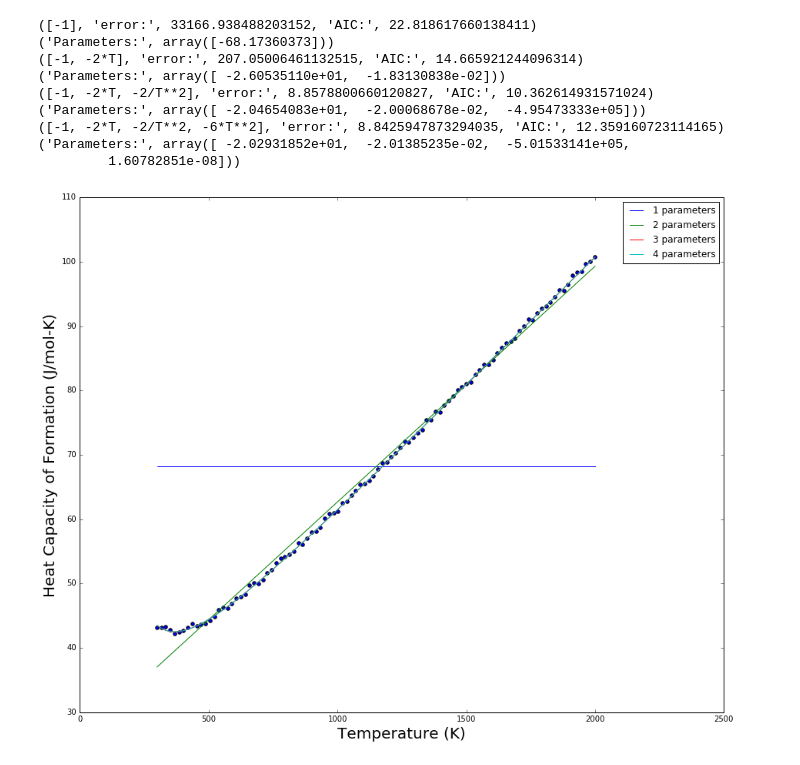
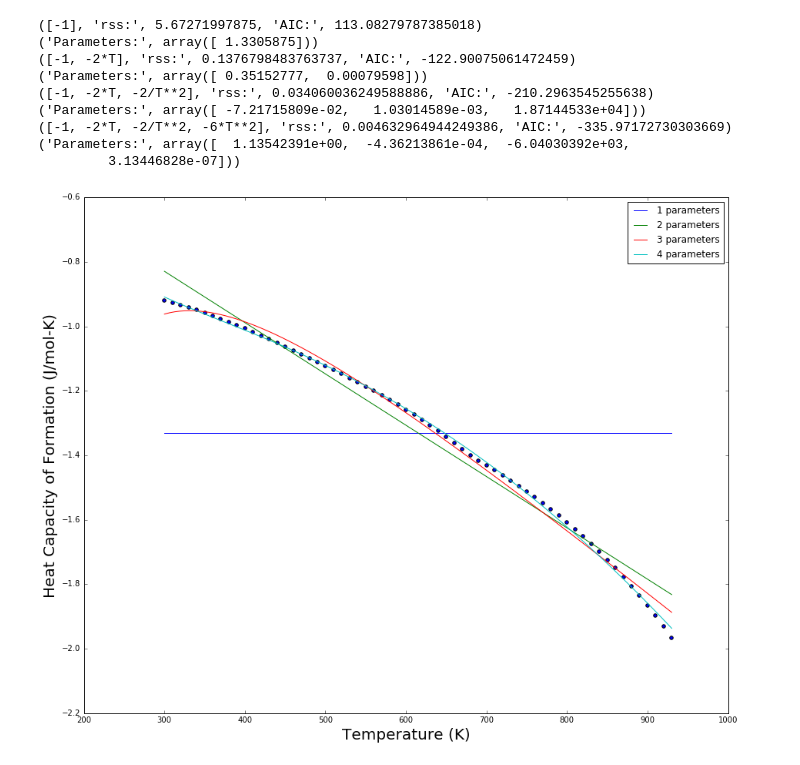
Before and after one commit to PhasesResearchLab/ESPEI, a Jupyter notebook: Parameters.ipynb, the cells around one changed output. Cells and saved outputs as stored; diff of their text form; code cells hidden in the pictures.

Commit message:
Some updates to automated parameter selection

```diff
--- a/Parameters.ipynb
+++ b/Parameters.ipynb
@@ -2,24 +2,29 @@
 %matplotlib inline
 import paramselect
 import pycalphad
-import glob
-
+import os
+import fnmatch
+def recursive_glob(start, pattern):
+    matches = []
+    for root, dirnames, filenames in os.walk(start):
+        for filename in fnmatch.filter(filenames, pattern):
+            matches.append(os.path.join(root, filename))
+    return matches
 dbf = pycalphad.Database('Al-Ni/Al-Ni-blank.tdb')
 comps = ['AL', 'NI', 'VA']
 phase = 'FCC_L12'
-subl_config = [[0, 1, 0, 1, 0, 1, 1, 0, 1]]
-
-datasets = paramselect.load_datasets(sorted(glob.glob('FCC_L12-test-CPM.json')))
+configuration = [["NI"], ["NI"], ["NI"], ["AL"], ["VA"]]
+datasets = paramselect.load_datasets(sorted(recursive_glob('Al-Ni', '*.json')))
 # %%
-paramselect.choose_parameters(dbf, comps, phase, subl_config, datasets)
+paramselect.choose_parameters(dbf, comps, phase, configuration, datasets)
 # %% [output]
-([-1], 'error:', 33166.938488203152, 'AIC:', 22.818617660138411)
-('Parameters:', array([-68.17360373]))
-([-1, -2*T], 'error:', 207.05006461132515, 'AIC:', 14.665921244096314)
-('Parameters:', array([ -2.60535110e+01,  -1.83130838e-02]))
-([-1, -2*T, -2/T**2], 'error:', 8.8578800660120827, 'AIC:', 10.362614931571024)
-('Parameters:', array([ -2.04654083e+01,  -2.00068678e-02,  -4.95473333e+05]))
-([-1, -2*T, -2/T**2, -6*T**2], 'error:', 8.8425947873294035, 'AIC:', 12.359160723114165)
-('Parameters:', array([ -2.02931852e+01,  -2.01385235e-02,  -5.01533141e+05,
-         1.60782851e-08]))
+([-1], 'rss:', 5.67271997875, 'AIC:', 113.08279787385018)
+('Parameters:', array([ 1.3305875]))
+([-1, -2*T], 'rss:', 0.1376798483763737, 'AIC:', -122.90075061472459)
+('Parameters:', array([ 0.35152777,  0.00079598]))
+([-1, -2*T, -2/T**2], 'rss:', 0.034060036249588886, 'AIC:', -210.2963545255638)
+('Parameters:', array([ -7.21715809e-02,   1.03014589e-03,   1.87144533e+04]))
+([-1, -2*T, -2/T**2, -6*T**2], 'rss:', 0.004632964944249386, 'AIC:', -335.97172730303669)
+('Parameters:', array([  1.13542391e+00,  -4.36213861e-04,  -6.04030392e+03,
+         3.13446828e-07]))
-[figure, old version]
+[figure, new version]
```
Also changed, not shown: parts of 1 cell of this notebook, 4 other files.
